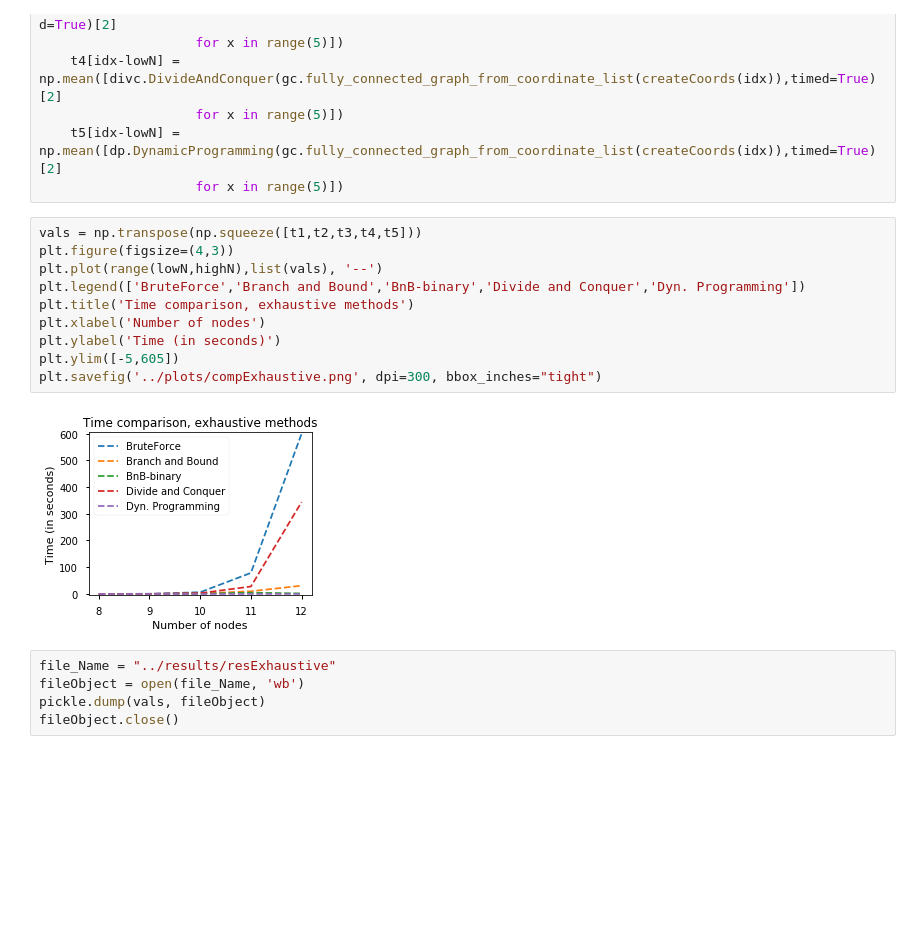
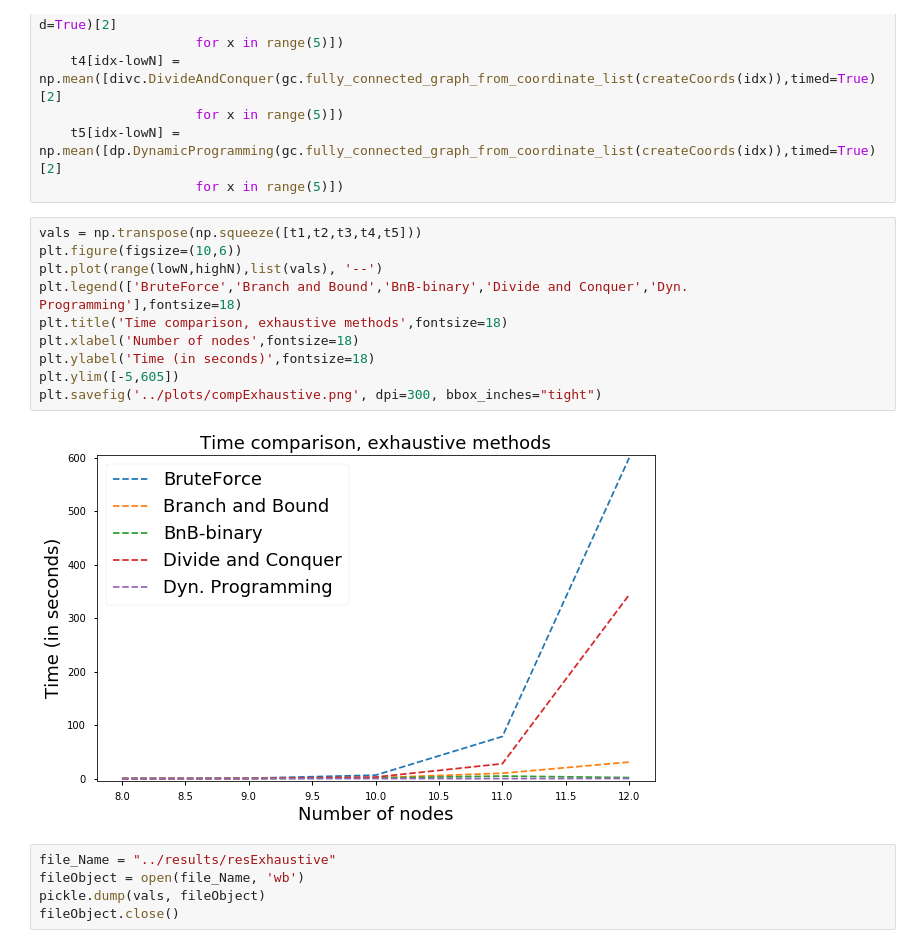
Before and after one commit to FabianWalocha/TSProject, a Jupyter notebook: benchmarking/Benchmarking.ipynb, the cells around one changed output. Saved outputs shown, nothing was run; the diff lists cells and outputs as text; blank space fills up the shorter version.

```diff
--- a/benchmarking/Benchmarking.ipynb
+++ b/benchmarking/Benchmarking.ipynb
@@ -140,16 +130,16 @@ for idx in range(lowN,highN):
                     for x in range(5)])
 # %%
 vals = np.transpose(np.squeeze([t1,t2,t3,t4,t5]))
-plt.figure(figsize=(4,3))
+plt.figure(figsize=(10,6))
 plt.plot(range(lowN,highN),list(vals), '--')
-plt.legend(['BruteForce','Branch and Bound','BnB-binary','Divide and Conquer','Dyn. Programming'])
-plt.title('Time comparison, exhaustive methods')
-plt.xlabel('Number of nodes')
-plt.ylabel('Time (in seconds)')
+plt.legend(['BruteForce','Branch and Bound','BnB-binary','Divide and Conquer','Dyn. Programming'],fontsize=18)
+plt.title('Time comparison, exhaustive methods',fontsize=18)
+plt.xlabel('Number of nodes',fontsize=18)
+plt.ylabel('Time (in seconds)',fontsize=18)
 plt.ylim([-5,605])
 plt.savefig('../plots/compExhaustive.png', dpi=300, bbox_inches="tight")
 # %% [output]
-[figure, old version]
+[figure, new version]
 # %%
 file_Name = "../results/resExhaustive"
 fileObject = open(file_Name, 'wb')
```
Also changed, not shown: parts of 6 cells of this notebook, 6 other files.
